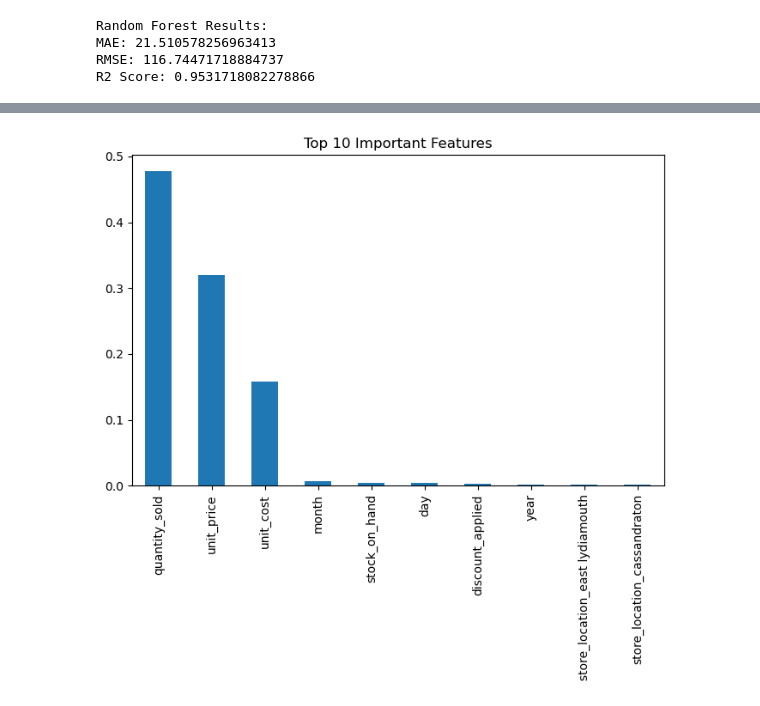
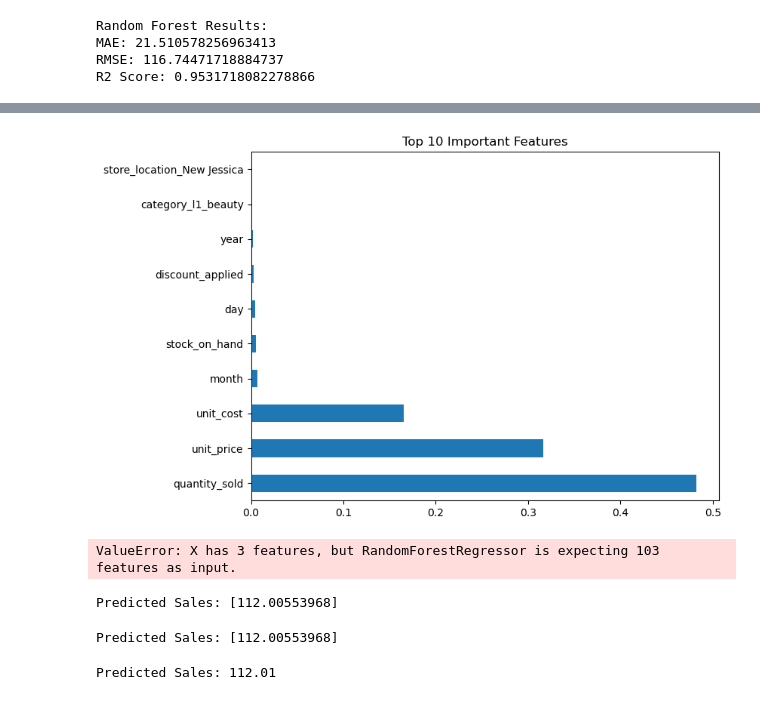
Before and after one commit to mohammedfavasv0-hue/MACHINE-LEARNING-ASSIGNMENT, a Jupyter notebook: retail_project.ipynb, the cells around one changed output, grey strips where cells are left out. Saved outputs shown, nothing was run; the diff lists cells and outputs as text; code cells hidden in the pictures.

```diff
--- a/retail_project.ipynb
+++ b/retail_project.ipynb
@@ -799,0 +856,7 @@ R2 Score: 0.9531718082278866
+# %%
+from sklearn.preprocessing import StandardScaler
+
+scaler = StandardScaler()
+
+X_train_scaled = scaler.fit_transform(X_train)
+X_test_scaled = scaler.transform(X_test)
@@ -799,0 +941,15 @@ R2 Score: 0.9531718082278866
+# %%
+# Build Final Model using Best Parameters
+
+best_params = random_search.best_params_
+
+final_model = RandomForestRegressor(
+    n_estimators=best_params['n_estimators'],
+    max_depth=best_params['max_depth'],
+    min_samples_split=best_params['min_samples_split'],
+    min_samples_leaf=best_params['min_samples_leaf'],
+    random_state=42
+)
+
+# Train the model
+final_model.fit(X_train, y_train)
@@ -799,0 +1029,14 @@ R2 Score: 0.9531718082278866
+# %%
+from sklearn.ensemble import RandomForestRegressor
+
+# Final model using best parameters
+final_model = RandomForestRegressor(
+    n_estimators=300,
+    max_depth=30,
+    min_samples_split=5,
+    min_samples_leaf=2,
+    random_state=42
+)
+
+# Train the final model
+final_model.fit(X_train, y_train)
@@ -829,13 +1076,45 @@ plt.show()
 # %%
 import pandas as pd
-import matplotlib.pyplot as plt
 
-feature_importance = pd.Series(rf.feature_importances_, index=X.columns)
-feature_importance = feature_importance.sort_values(ascending=False)
+feature_importance = pd.Series(final_model.feature_importances_, index=X_train.columns)
 
-plt.figure(figsize=(8,5))
-feature_importance.head(10).plot(kind="bar")
+top_features = feature_importance.nlargest(10)
+
+top_features.plot(kind='barh', figsize=(8,6))
 plt.title("Top 10 Important Features")
 plt.show()
 # %% [output]
-[figure, old version]
+[figure, new version]
+# %%
+def predict_sales(quantity, price, cost):
+    input_data = [[quantity, price, cost]]
+    prediction = final_model.predict(input_data)
+    return prediction
+
+predict_sales(10, 50, 30)
+# %% [output]
+ValueError: X has 3 features, but RandomForestRegressor is expecting 103 features as input.
+# %%
+sample = X_test.iloc[[0]]   # take one row
+
+prediction = final_model.predict(sample)
+
+print("Predicted Sales:", prediction)
+# %% [output]
+Predicted Sales: [112.00553968]
+# %%
+sample = X_test.iloc[[0]]   # take one row
+
+prediction = final_model.predict(sample)
+
+print("Predicted Sales:", prediction)
+# %% [output]
+Predicted Sales: [112.00553968]
+# %%
+sample = X_test.iloc[[0]]
+
+prediction = final_model.predict(sample)
+
+print("Predicted Sales:", round(prediction[0],2))
+# %% [output]
+Predicted Sales: 112.01
```
Also changed, not shown: parts of 36 cells of this notebook.
